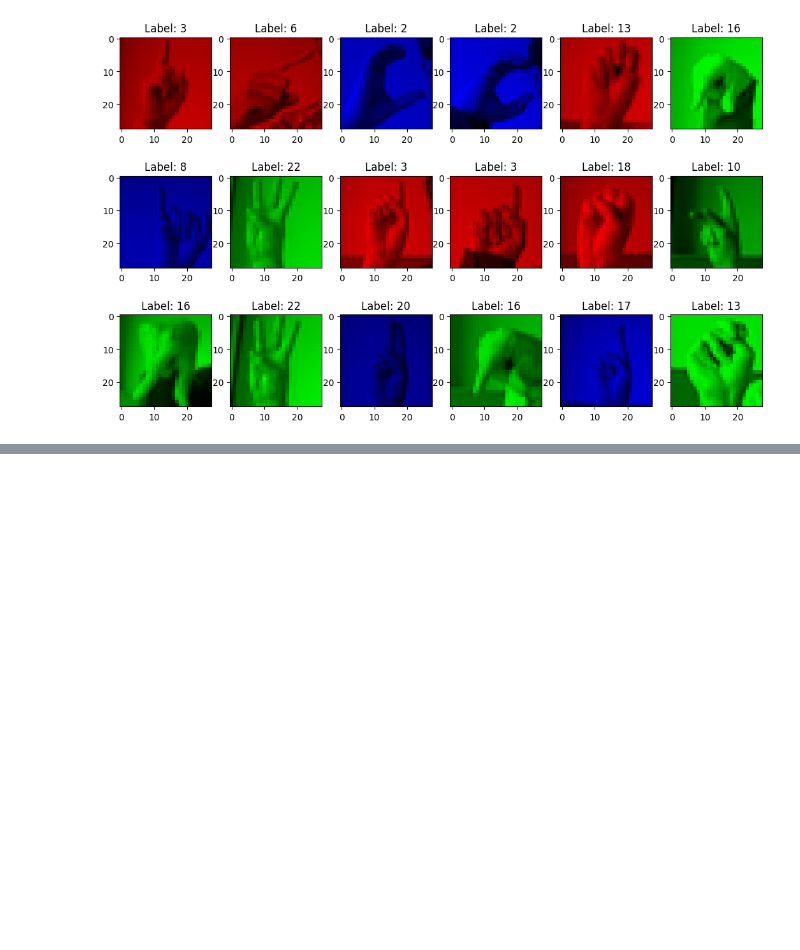
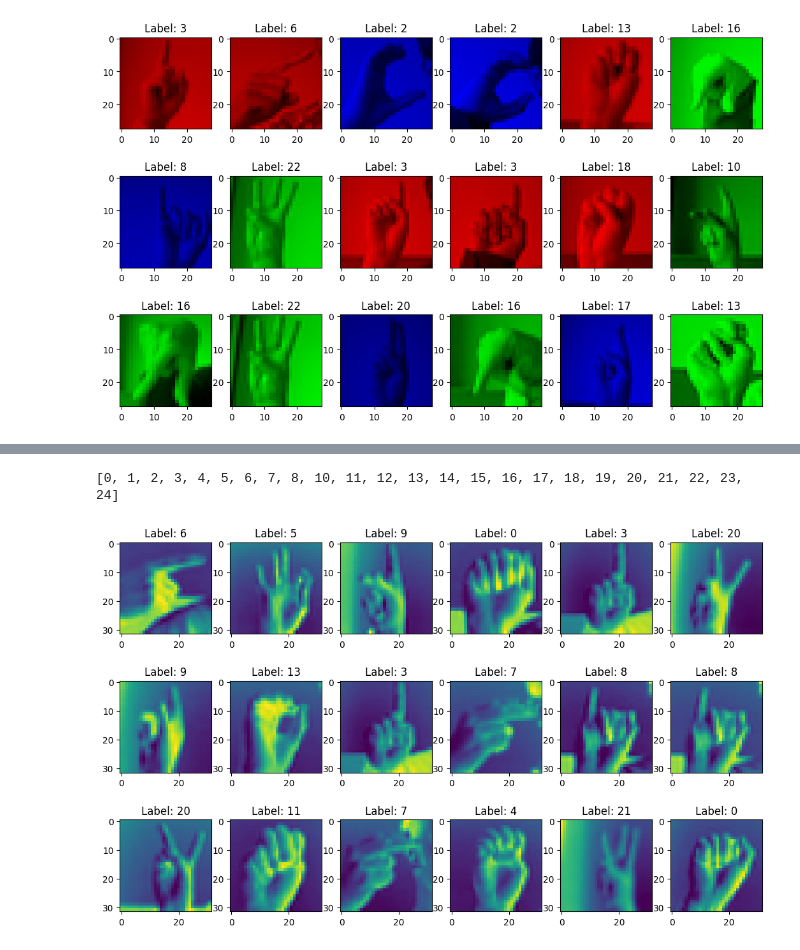
Before and after one commit to Horizon-42/sign_languages, a Jupyter notebook: test_dataset.ipynb, the cells around one changed output, grey strips where cells are left out. Saved outputs shown, nothing was run; the diff lists cells and outputs as text; code cells hidden in the pictures; blank space fills up the shorter version.

```diff
--- a/test_dataset.ipynb
+++ b/test_dataset.ipynb
@@ -35,0 +36,14 @@ Test data lenght: 4119
+# %%
+# Read todoexample, make sure the l"abels also didn't include 9
+todo_example = read_tensor_dataset("data/thws-mai-idl-ss-25-sign-language/SignLanguage_kaggle/todo_example.pth")
+
+img, labels = todo_example[:]
+sorted_labels = sorted(list(set(labels.tolist())))
+print(sorted_labels)
+
+todo_ex_dataloader = iter(DataLoader(SignLanguageDataset(todo_example)))
+
+plot_dataset(todo_ex_dataloader)
+# %% [output]
+[0, 1, 2, 3, 4, 5, 6, 7, 8, 10, 11, 12, 13, 14, 15, 16, 17, 18, 19, 20, 21, 22, 23, 24]
+[figure, added]
```
Also changed, not shown: parts of 1 cell of this notebook, 2 other files.
